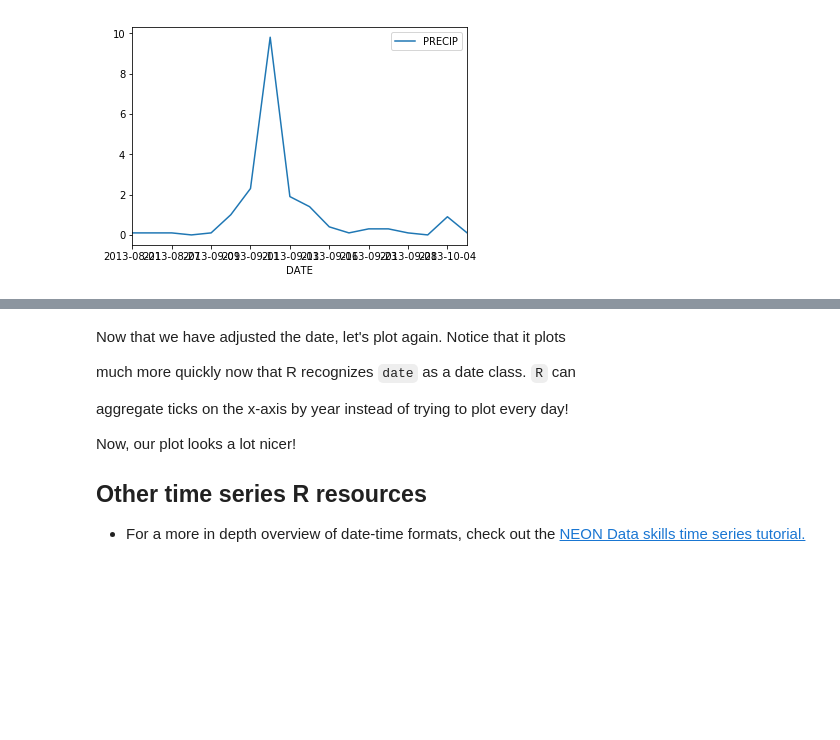
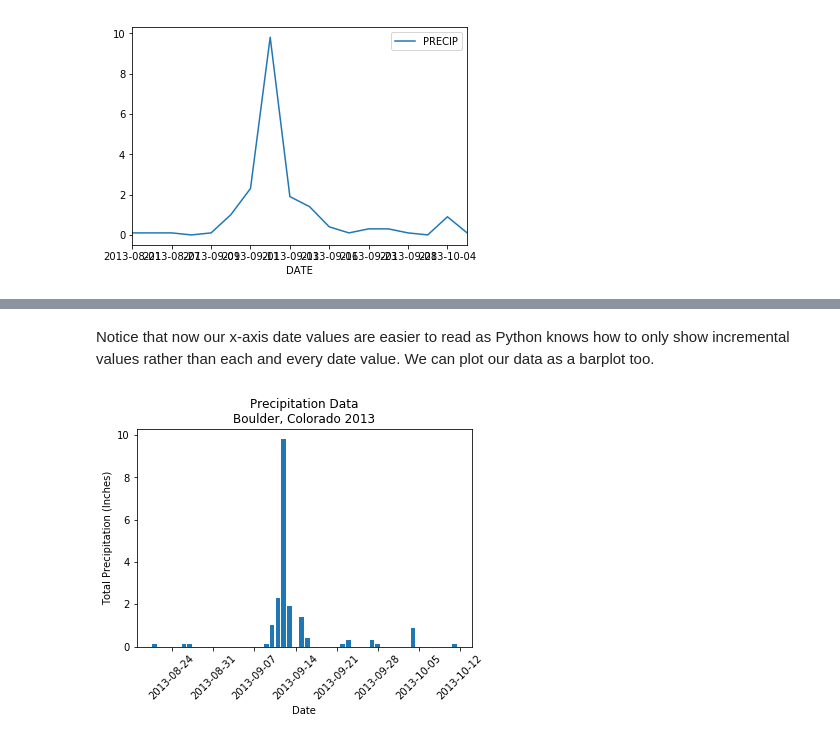
Before and after one commit to choldgraf/earth-analytics-python_OLD, a Jupyter notebook: notebooks/final-notebooks/week-2/plot-time-series-handle-dates/2017-01-25-flood02-date-format-python.ipynb, the cells around one changed output, grey strips where cells are left out. Drawn from its saved outputs; the diff is of its cells as text; code cells hidden in the pictures; blank space fills up the shorter version.

```diff
--- a/notebooks/final-notebooks/week-2/plot-time-series-handle-dates/2017-01-25-flood02-date-format-python.ipynb
+++ b/notebooks/final-notebooks/week-2/plot-time-series-handle-dates/2017-01-25-flood02-date-format-python.ipynb
@@ -238,18 +172,0 @@ describe the format of a date string in R.
-# %% [markdown]
-
-
-Now that we have adjusted the date, let's plot again. Notice that it plots
-
-much more quickly now that R recognizes `date` as a date class. `R` can
-
-aggregate ticks on the x-axis by year instead of trying to plot every day!
-
-
-Now, our plot looks a lot nicer!
-
-<div class="notice--info" markdown="1">
-
-## Other time series R resources
-* For a more in depth overview of date-time formats, check out the
-<a href="http://neondataskills.org/R/time-series-convert-date-time-class-POSIX/" target="_blank">NEON Data skills time series tutorial.</a>
-</div>
@@ -273,0 +173,12 @@ Now, our plot looks a lot nicer!
+# %% [markdown]
+Notice that now our x-axis date values are easier to read as Python
+knows how to only show incremental values rather than each and every date value. We can plot our data as a barplot too.
+# %%
+fig, ax= plt.subplots()
+ax.bar(boulder_precip['DATE'].values, boulder_precip['PRECIP'].values)
+plt.setp(ax.get_xticklabels(), rotation=45)
+ax.set(xlabel="Date",
+       ylabel="Total Precipitation (Inches)",
+       title="Precipitation Data\nBoulder, Colorado 2013");
+# %% [output]
+[figure, added]
```
Also changed, not shown: parts of 23 cells of this notebook, 5 other files.
